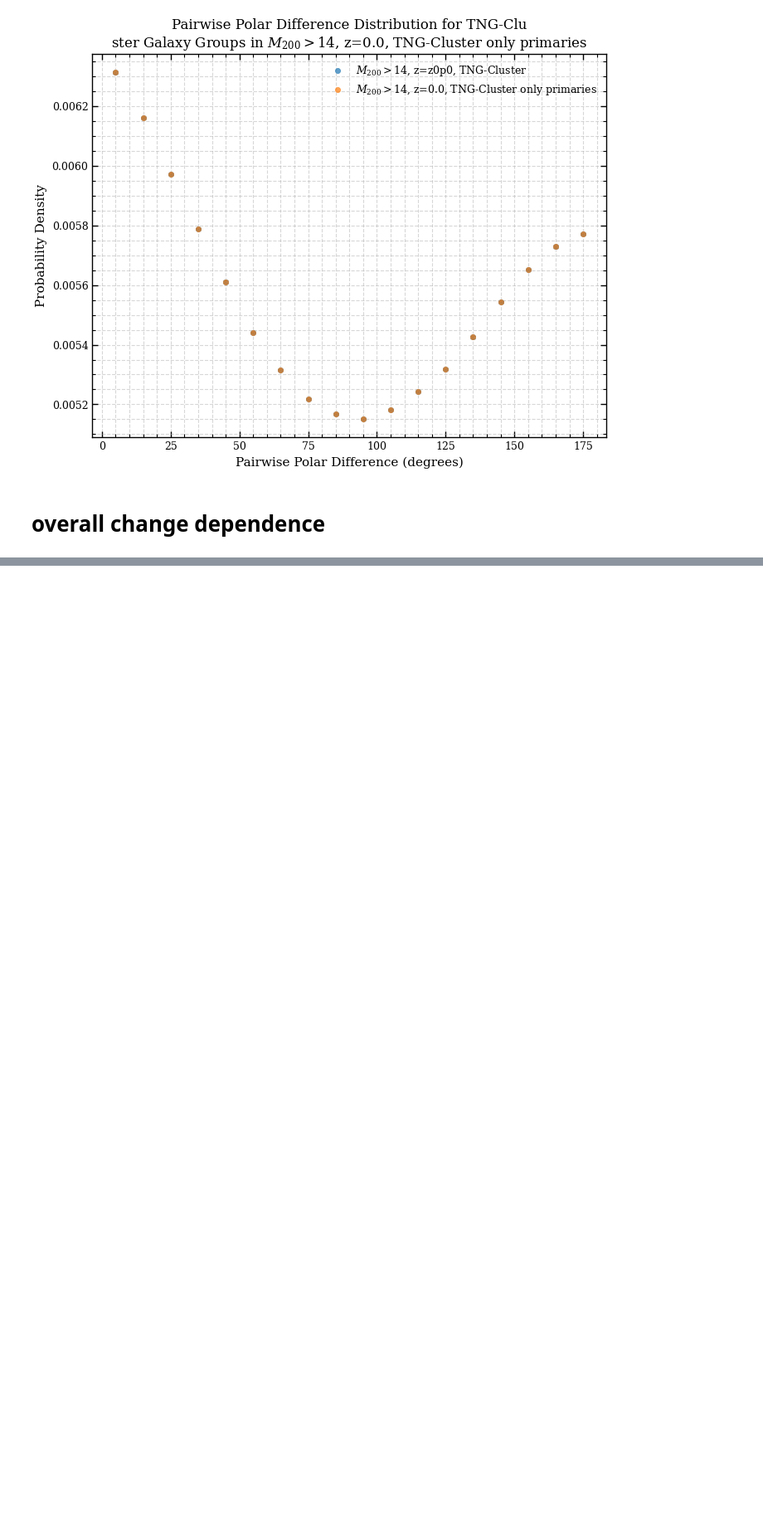
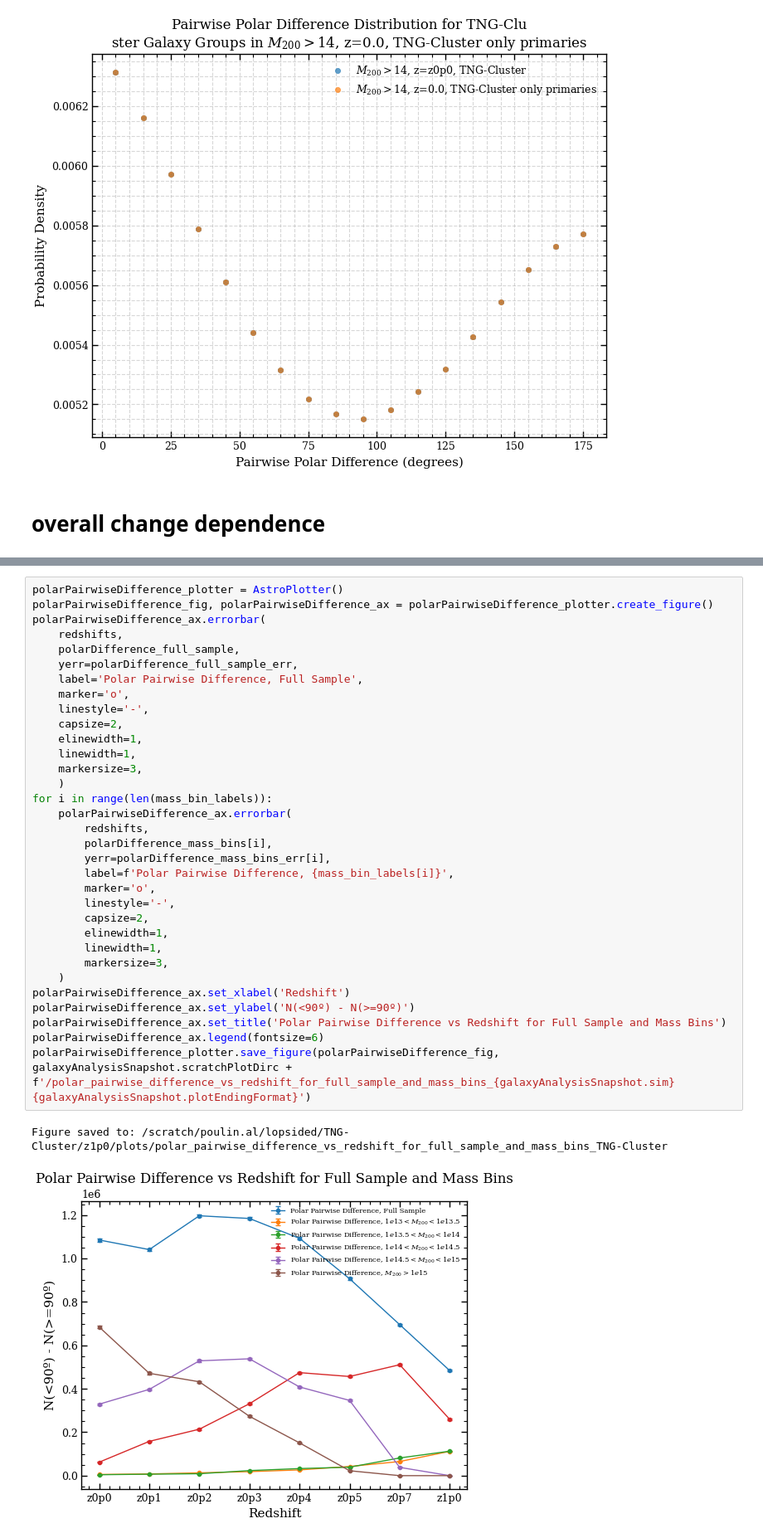
Before and after one commit to poulinal/sat-lopsidedness, a Jupyter notebook: src/myproject/redshiftGalaxyGroup-computeallplots-cluster.ipynb, the cells around one changed output, grey strips where cells are left out. Shown at 83% size. Cells and saved outputs as stored; diff of their text form; blank space fills up the shorter version.

```diff
--- a/src/myproject/redshiftGalaxyGroup-computeallplots-cluster.ipynb
+++ b/src/myproject/redshiftGalaxyGroup-computeallplots-cluster.ipynb
@@ -548,0 +794,36 @@ for snapshot in SnapshotEnum.getAllSnapshots():
+# %%
+polarPairwiseDifference_plotter = AstroPlotter()
+polarPairwiseDifference_fig, polarPairwiseDifference_ax = polarPairwiseDifference_plotter.create_figure()
+polarPairwiseDifference_ax.errorbar(
+    redshifts,
+    polarDifference_full_sample,
+    yerr=polarDifference_full_sample_err,
+    label='Polar Pairwise Difference, Full Sample',
+    marker='o',
+    linestyle='-',
+    capsize=2,
+    elinewidth=1,
+    linewidth=1,
+    markersize=3,
+    )
+for i in range(len(mass_bin_labels)):
+    polarPairwiseDifference_ax.errorbar(
+        redshifts,
+        polarDifference_mass_bins[i],
+        yerr=polarDifference_mass_bins_err[i],
+        label=f'Polar Pairwise Difference, {mass_bin_labels[i]}',
+        marker='o',
+        linestyle='-',
+        capsize=2,
+        elinewidth=1,
+        linewidth=1,
+        markersize=3,
+    )
+polarPairwiseDifference_ax.set_xlabel('Redshift')
+polarPairwiseDifference_ax.set_ylabel('N(<90º) - N(>=90º)')
+polarPairwiseDifference_ax.set_title('Polar Pairwise Difference vs Redshift for Full Sample and Mass Bins')
+polarPairwiseDifference_ax.legend(fontsize=6)
+polarPairwiseDifference_plotter.save_figure(polarPairwiseDifference_fig, galaxyAnalysisSnapshot.scratchPlotDirc + f'/polar_pairwise_difference_vs_redshift_for_full_sample_and_mass_bins_{galaxyAnalysisSnapshot.sim}{galaxyAnalysisSnapshot.plotEndingFormat}')
+# %% [output]
+Figure saved to: /scratch/poulin.al/lopsided/TNG-Cluster/z1p0/plots/polar_pairwise_difference_vs_redshift_for_full_sample_and_mass_bins_TNG-Cluster
+[figure, added]
```
Also changed, not shown: parts of 8 cells of this notebook, 10 other files.
